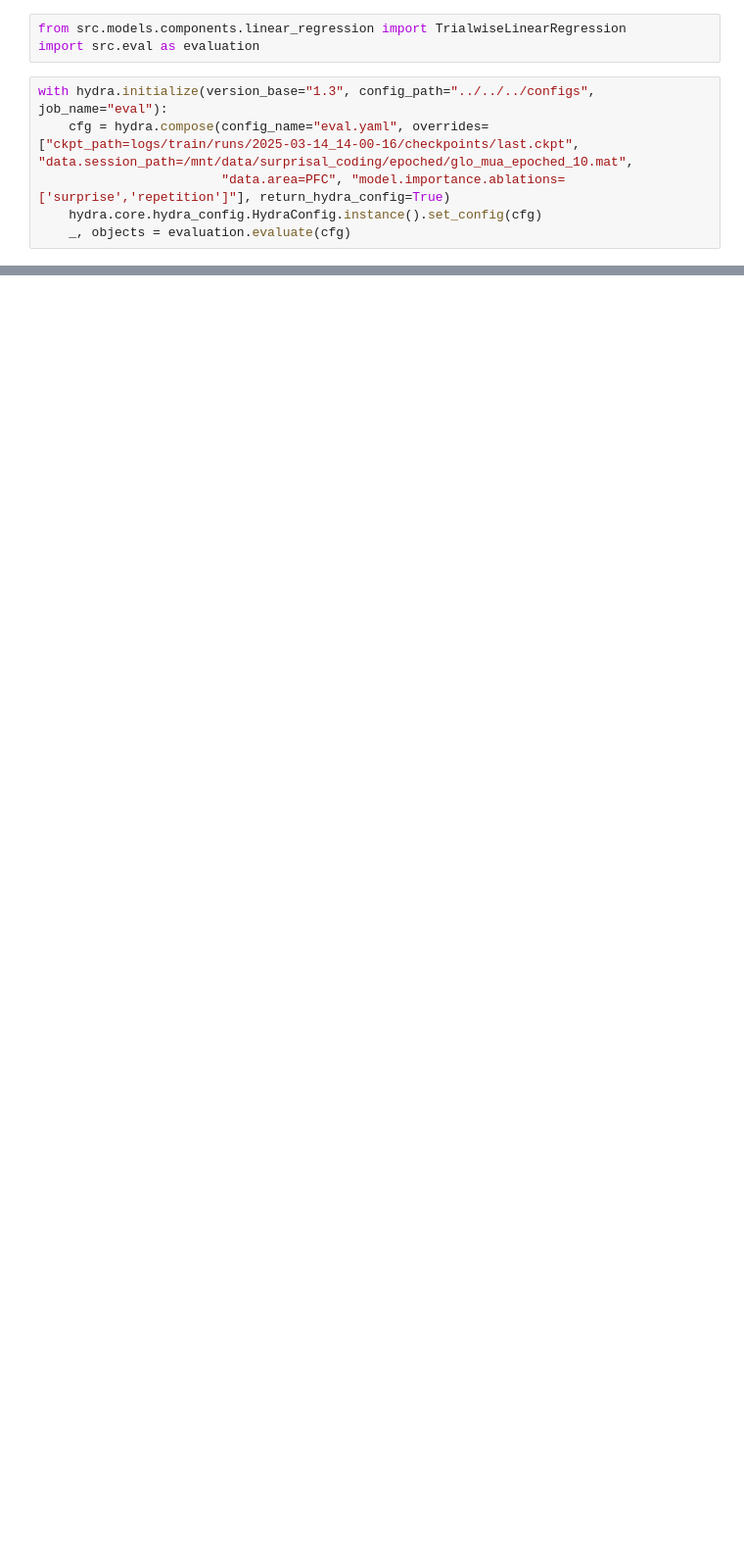
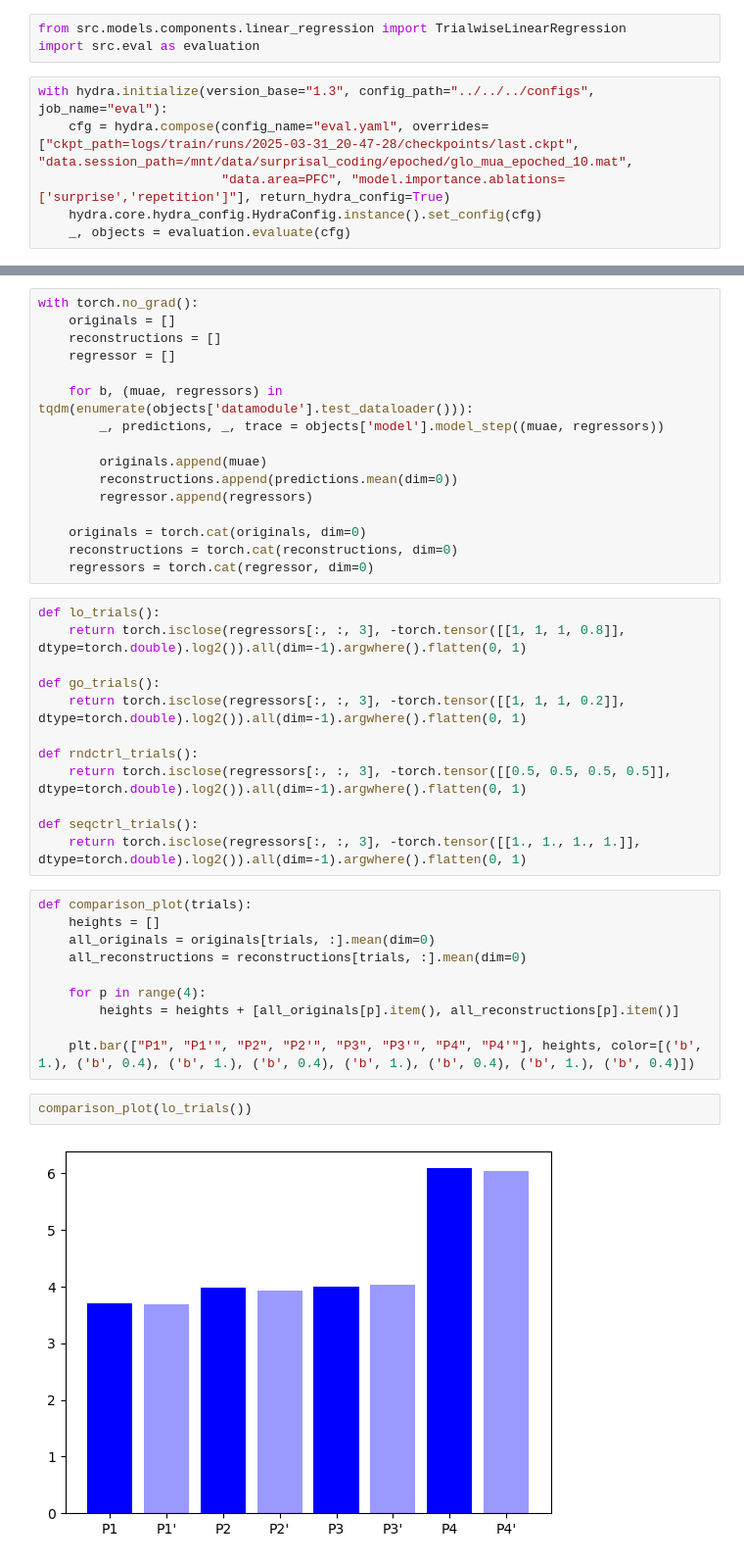
Before and after one commit to BastosLab/surprisal_regression, a Jupyter notebook: notebooks/C31-ses-230609/PFC/ablate_all.ipynb, the cells around one changed output, grey strips where cells are left out. Shown at 98% size. Drawn from its saved outputs; the diff is of its cells as text; blank space fills up the shorter version.

```diff
--- a/notebooks/C31-ses-230609/PFC/ablate_all.ipynb
+++ b/notebooks/C31-ses-230609/PFC/ablate_all.ipynb
@@ -15,7 +18,7 @@ from src.models.components.linear_regression import TrialwiseLinearRegression
 import src.eval as evaluation
 # %%
 with hydra.initialize(version_base="1.3", config_path="../../../configs", job_name="eval"):
-    cfg = hydra.compose(config_name="eval.yaml", overrides=["ckpt_path=logs/train/runs/2025-03-14_14-00-16/checkpoints/last.ckpt", "data.session_path=/mnt/data/surprisal_coding/epoched/glo_mua_epoched_10.mat",
+    cfg = hydra.compose(config_name="eval.yaml", overrides=["ckpt_path=logs/train/runs/2025-03-31_20-47-28/checkpoints/last.ckpt", "data.session_path=/mnt/data/surprisal_coding/epoched/glo_mua_epoched_10.mat",
                         "data.area=PFC", "model.importance.ablations=['surprise','repetition']"], return_hydra_config=True)
     hydra.core.hydra_config.HydraConfig.instance().set_config(cfg)
     _, objects = evaluation.evaluate(cfg)
@@ -48,0 +46,42 @@ tensor([1.0026, 1.0026], grad_fn=<ExpBackward0>)
+# %%
+with torch.no_grad():
+    originals = []
+    reconstructions = []
+    regressor = []
+
+    for b, (muae, regressors) in tqdm(enumerate(objects['datamodule'].test_dataloader())):
+        _, predictions, _, trace = objects['model'].model_step((muae, regressors))
+
+        originals.append(muae)
+        reconstructions.append(predictions.mean(dim=0))
+        regressor.append(regressors)
+
+    originals = torch.cat(originals, dim=0)
+    reconstructions = torch.cat(reconstructions, dim=0)
+    regressors = torch.cat(regressor, dim=0)
+# %%
+def lo_trials():
+    return torch.isclose(regressors[:, :, 3], -torch.tensor([[1, 1, 1, 0.8]], dtype=torch.double).log2()).all(dim=-1).argwhere().flatten(0, 1)
+
+def go_trials():
+    return torch.isclose(regressors[:, :, 3], -torch.tensor([[1, 1, 1, 0.2]], dtype=torch.double).log2()).all(dim=-1).argwhere().flatten(0, 1)
+
+def rndctrl_trials():
+    return torch.isclose(regressors[:, :, 3], -torch.tensor([[0.5, 0.5, 0.5, 0.5]], dtype=torch.double).log2()).all(dim=-1).argwhere().flatten(0, 1)
+
+def seqctrl_trials():
+    return torch.isclose(regressors[:, :, 3], -torch.tensor([[1., 1., 1., 1.]], dtype=torch.double).log2()).all(dim=-1).argwhere().flatten(0, 1)
+# %%
+def comparison_plot(trials):
+    heights = []
+    all_originals = originals[trials, :].mean(dim=0)
+    all_reconstructions = reconstructions[trials, :].mean(dim=0)
+
+    for p in range(4):
+        heights = heights + [all_originals[p].item(), all_reconstructions[p].item()]
+
+    plt.bar(["P1", "P1'", "P2", "P2'", "P3", "P3'", "P4", "P4'"], heights, color=[('b', 1.), ('b', 0.4), ('b', 1.), ('b', 0.4), ('b', 1.), ('b', 0.4), ('b', 1.), ('b', 0.4)])
+# %%
+comparison_plot(lo_trials())
+# %% [output]
+[figure, added]
```
Also changed, not shown: parts of 7 cells of this notebook, 7 other files.
